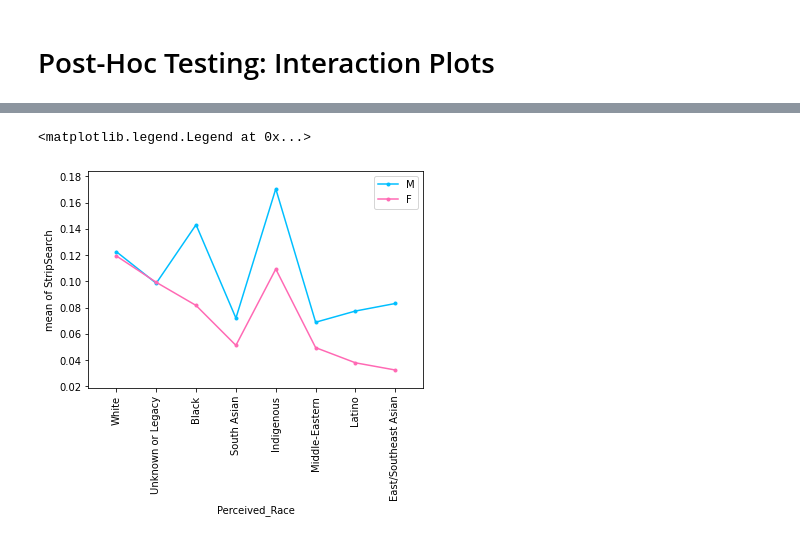
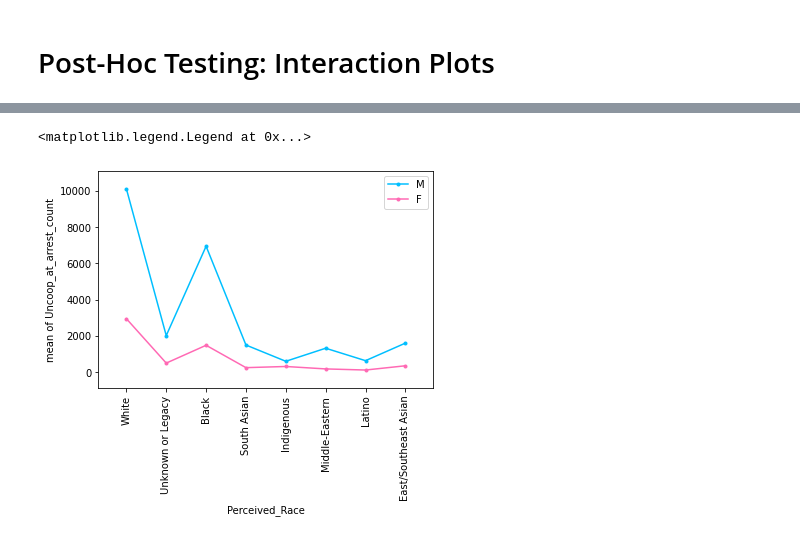
Before and after one commit to cooeoeooc/2178_g38, a Jupyter notebook: group38_code.ipynb, the cells around one changed output, grey strips where cells are left out. Cells and saved outputs as stored; diff of their text form; code cells hidden in the pictures.

```diff
--- a/group38_code.ipynb
+++ b/group38_code.ipynb
@@ -1127,14 +1137,12 @@ plt.legend(labels = sex_dict.keys(), bbox_to_anchor = (1, 1))
 # %%
-# not sure whether or not to use this, because StripSearch is not a count or continuous variable?
-
-interaction_plot(x=data['Perceived_Race'], trace=data['Sex'], response=data['StripSearch'], colors = ["deepskyblue", "hotpink"])
+interaction_plot(x=grouped_data3['Perceived_Race'], trace=grouped_data3['Sex'], response=grouped_data3['Uncoop_at_arrest_count'], colors = ["deepskyblue", "hotpink"])
 
 interaction_axes = plt.gca()
 interaction_axes.set_xticks(ticks = [0, 1, 2, 3, 4, 5, 6, 7])
 interaction_axes.set_xticklabels(race_dict.keys())
 plt.xticks(rotation = 90)
 
 plt.legend(labels = sex_dict.keys(), bbox_to_anchor = (1, 1))
 # %% [output]
 <matplotlib.legend.Legend at 0x...>
-[figure, old version]
+[figure, new version]
```
Also changed, not shown: parts of 32 cells of this notebook.
